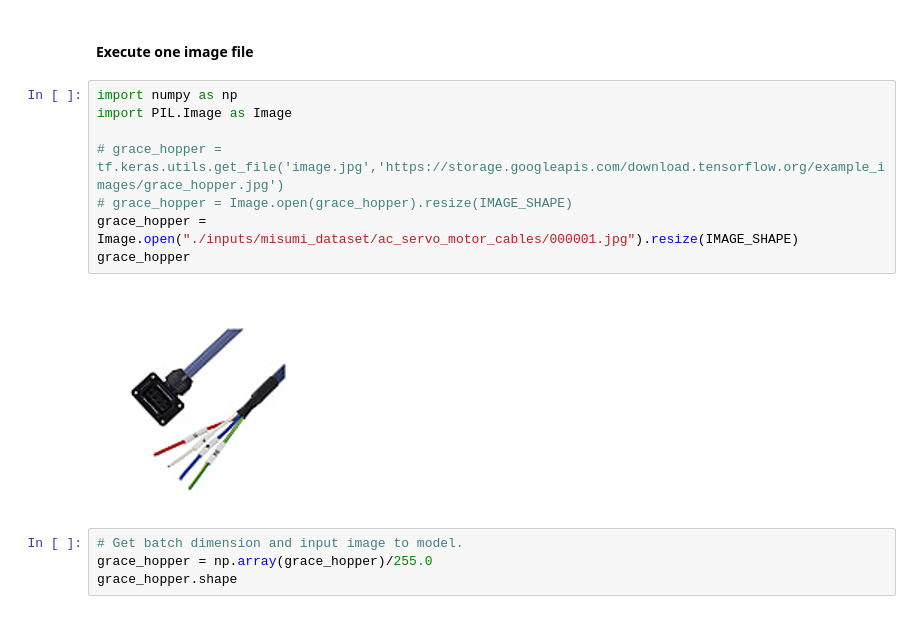
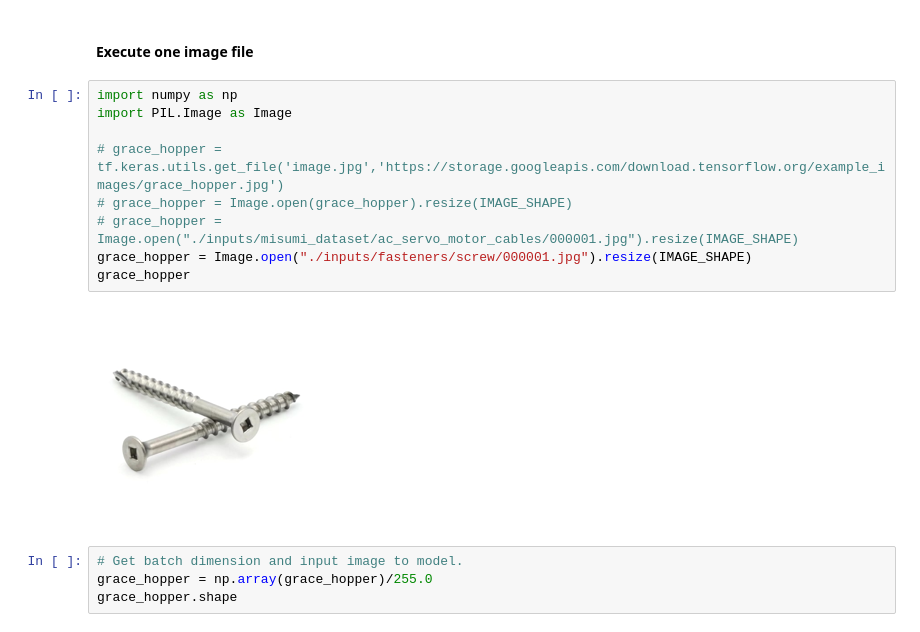
Before and after one commit to RyutaroInatsu/ImageAnnotationChallenge, a Jupyter notebook: notebooks/ImageAnnotationChallenge.ipynb, the cells around one changed output. Cells and saved outputs as stored; diff of their text form.

```diff
--- a/notebooks/ImageAnnotationChallenge.ipynb
+++ b/notebooks/ImageAnnotationChallenge.ipynb
@@ -149,13 +278,14 @@ classifier = tf.keras.Sequential([
 # %%
 import numpy as np
 import PIL.Image as Image
 
 # grace_hopper = tf.keras.utils.get_file('image.jpg','https://storage.googleapis.com/download.tensorflow.org/example_images/grace_hopper.jpg')
 # grace_hopper = Image.open(grace_hopper).resize(IMAGE_SHAPE)
-grace_hopper = Image.open("./inputs/misumi_dataset/ac_servo_motor_cables/000001.jpg").resize(IMAGE_SHAPE)
+# grace_hopper = Image.open("./inputs/misumi_dataset/ac_servo_motor_cables/000001.jpg").resize(IMAGE_SHAPE)
+grace_hopper = Image.open("./inputs/fasteners/screw/000001.jpg").resize(IMAGE_SHAPE)
 grace_hopper
 # %% [output]
-[figure, old version]
+[figure, new version]
 # %%
 # Get batch dimension and input image to model.
 grace_hopper = np.array(grace_hopper)/255.0
```
Also changed, not shown: parts of 76 cells of this notebook.
